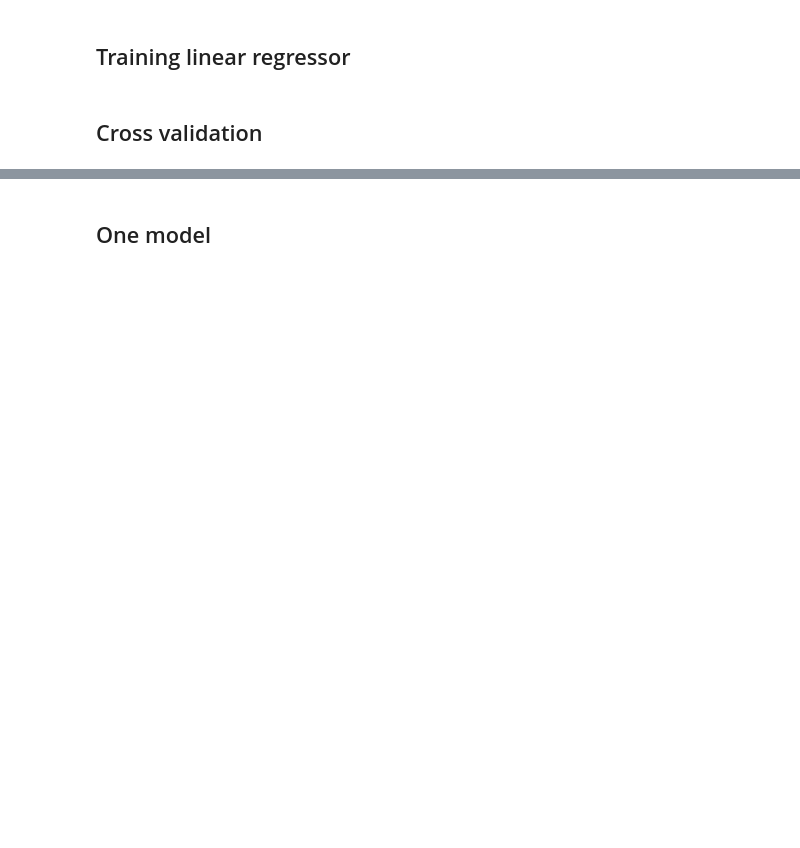
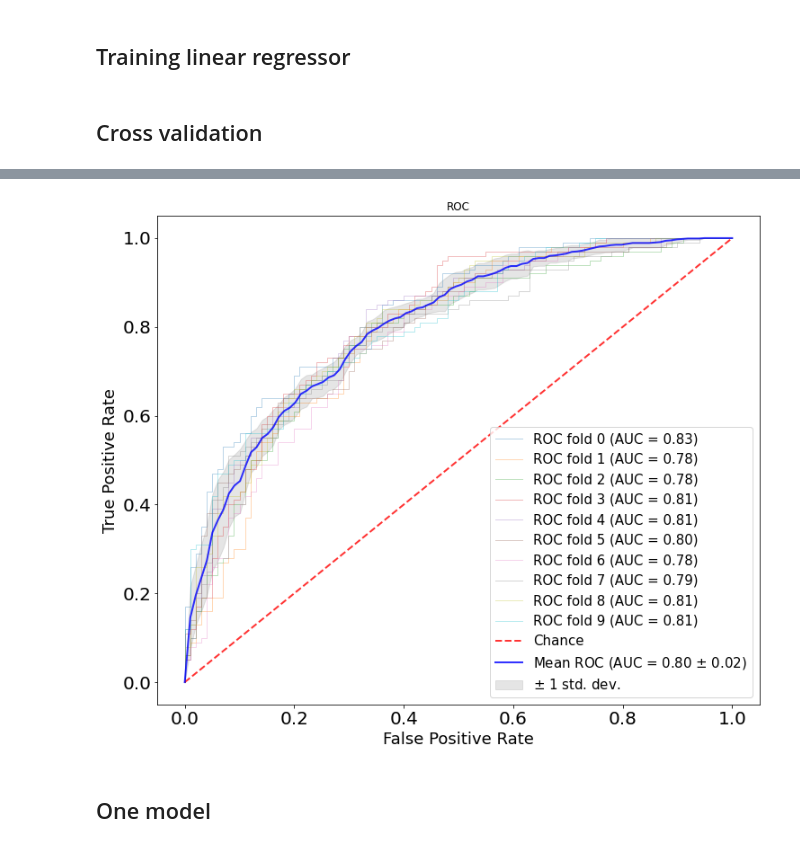
Before and after one commit to ccmim/mi-prediction, a Jupyter notebook: statistical_analysis/linear_regression_statistical_analysis_MI.ipynb, the cells around one changed output, grey strips where cells are left out. Drawn from its saved outputs; the diff is of its cells as text; code cells hidden in the pictures; blank space fills up the shorter version.

```diff
--- a/statistical_analysis/linear_regression_statistical_analysis_MI.ipynb
+++ b/statistical_analysis/linear_regression_statistical_analysis_MI.ipynb
@@ -54,9 +65,9 @@ MI_cases['label'] = np.ones((len(MI_cases),1))
 all_vals = pd.concat([non_MI_cases.sample(n=1000), MI_cases])
 
 # Taking LVM/LVEDV or only demographics
-X = all_vals.iloc[:,3:-1].values
+X = all_vals.iloc[:,1:-1].values
 # Filename
-filename_plot = 'non_lvm_lvedv'
+filename_plot = 'lvm_lvedv'
 # labels
 y = all_vals.iloc[:,-1].values
 
@@ -121,0 +118,83 @@ plt.show()
+# %%
+thrs = 0.5
+
+# Run classifier with cross-validation and plot ROC curves
+
+# cv = StratifiedKFold(n_splits=10)
+cv = StratifiedShuffleSplit(n_splits=10, random_state=12)
+
+classifier = linear_model.LogisticRegression()
+# classifier = MLPClassifier(solver='sgd', alpha=1e-5, max_iter=1500)
+
+
+tprs = []
+aucs = []
+accuracies = []
+sensitivities = []
+specificities = []
+precisions = []
+f1s = []
+
+mean_fpr = np.linspace(0, 1, 100)
+
+fig, ax = plt.subplots(figsize=(12, 10))
+
+for i, (train, test) in enumerate(cv.split(X, y)):
+
+    classifier.fit(X[train], y[train])
+    viz = plot_roc_curve(classifier, X[test], y[test],
+                         name='ROC fold {}'.format(i),
+                         alpha=0.3, lw=1, ax=ax)
+    auc = viz.roc_auc
+    ### Sensitivity/Specificity/TN/FP/FN
+    y_pred = classifier.predict(X[test])
+    cm = confusion_matrix(y[test], y_pred>thrs)
+    print('Fold: ', i)
+    print('AUC: ', auc)
+    accuracy, sensitivity, specificity, precision, f1 = confusion_metrics(cm)
+    print('-'*50)
+    ############
+    interp_tpr = np.interp(mean_fpr, viz.fpr, viz.tpr)
+    interp_tpr[0] = 0.0
+    tprs.append(interp_tpr)
+    aucs.append(auc)
+    accuracies.append(accuracy)
+    sensitivities.append(sensitivity)
+    specificities.append(specificity)
+    precisions.append(precision)
+    f1s.append(f1)
+
+print('Final results: ')
+print(f'Accuracy: {round(np.mean(accuracies, axis=0),2)} +/- {round(np.std(accuracies, axis=0),2)} ')
+print(f'Sensitivity: {round(np.mean(sensitivities, axis=0),2)} +/- {round(np.std(sensitivities, axis=0),2)} ')
+print(f'Specificity: {round(np.mean(specificities, axis=0),2)} +/- {round(np.std(specificities, axis=0),2)} ')
+print(f'Precision: {round(np.mean(precisions, axis=0),2)} +/- {round(np.std(precisions, axis=0),2)} ')
+print(f'f_1 Score: {round(np.mean(f1s, axis=0),2)} +/- {round(np.std(f1s, axis=0),2)} ')
+
+ax.plot([0, 1], [0, 1], linestyle='--', lw=2, color='r', label='Chance', alpha=.8)
+
+mean_tpr = np.mean(tprs, axis=0)
+mean_tpr[-1] = 1.0
+mean_auc = metrics.auc(mean_fpr, mean_tpr)
+std_auc = np.std(aucs)
+
+
+ax.plot(mean_fpr, mean_tpr, color='b',
+        label=r'Mean ROC (AUC = %0.2f $\pm$ %0.2f)' % (mean_auc, std_auc),
+        lw=2, alpha=.8)
+
+std_tpr = np.std(tprs, axis=0)
+tprs_upper = np.minimum(mean_tpr + std_tpr, 1)
+tprs_lower = np.maximum(mean_tpr - std_tpr, 0)
+
+ax.fill_between(mean_fpr, tprs_lower, tprs_upper, color='grey', alpha=.2, label=r'$\pm$ 1 std. dev.')
+ax.set(xlim=[-0.05, 1.05], ylim=[-0.05, 1.05], title="ROC")
+ax.legend(loc="lower right", fontsize=15)
+ax.tick_params(labelsize=20)
+ax.set_ylabel('True Positive Rate', fontsize=18)
+ax.set_xlabel('False Positive Rate', fontsize=18)
+# ax.set_title('ROC - Using LVM/LVEDV', fontsize=18)
+plt.savefig(filename_plot + '.pdf')
+plt.savefig(filename_plot + '.png')
+plt.show()
+# %% [output]
@@ -122,3 +218,4 @@ plt.show()
+[figure, added]
 # %% [markdown]
 ## One model
 # %%
```
Also changed, not shown: parts of 18 cells of this notebook, 1 other file.
